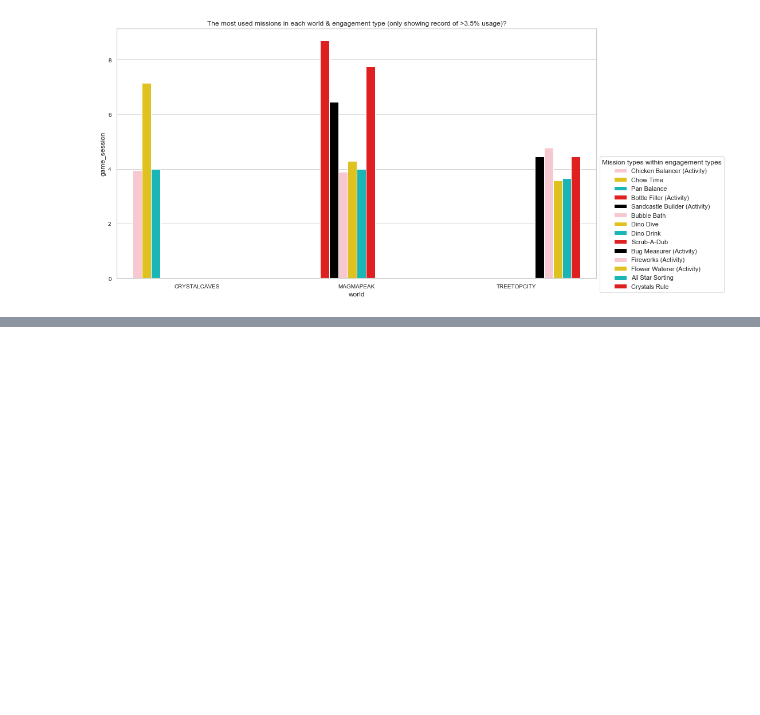
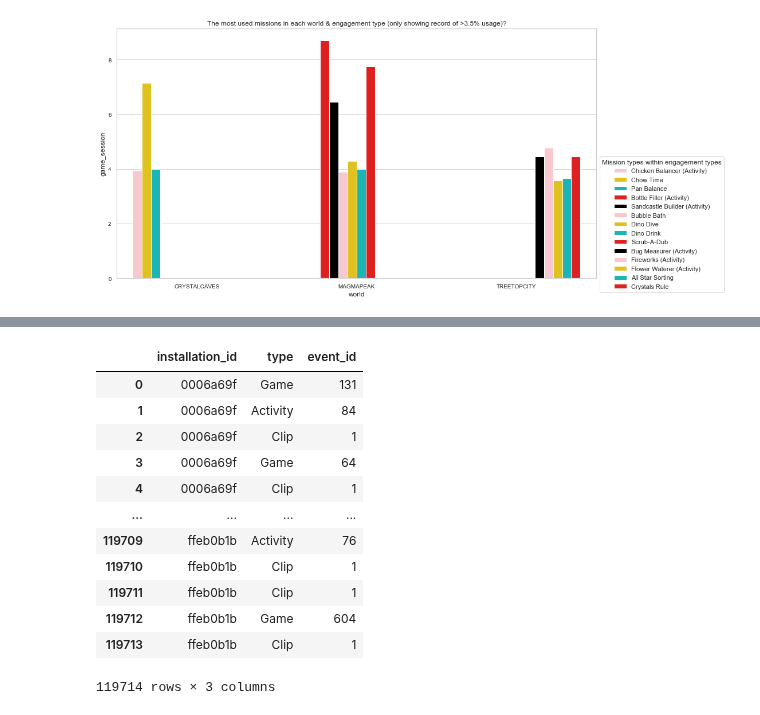
Before and after one commit to cats-in-the-hat/PBS-KIDS2, a Jupyter notebook: JQ_clean.ipynb, the cells around one changed output, grey strips where cells are left out. Saved outputs shown, nothing was run; the diff lists cells and outputs as text; code cells hidden in the pictures; blank space fills up the shorter version.

```diff
--- a/JQ_clean.ipynb
+++ b/JQ_clean.ipynb
@@ -218,0 +231,21 @@ Name: event_id, Length: 119714, dtype: int64
+# %%
+# in each user account, how many games did they play, and how many actions did they actually do?
+action = df.groupby(['installation_id','game_session', 'type']).event_id.count().reset_index()
+# %%
+act = action.drop(columns = 'game_session')
+# %%
+act
+# %% [output]
+|  | installation_id | type | event_id |
+| 0 | 0006a69f | Game | 131 |
+| 1 | 0006a69f | Activity | 84 |
+| 2 | 0006a69f | Clip | 1 |
+| 3 | 0006a69f | Game | 64 |
+| 4 | 0006a69f | Clip | 1 |
+| ... | ... | ... | ... |
+| 119709 | ffeb0b1b | Activity | 76 |
+| 119710 | ffeb0b1b | Clip | 1 |
+| 119711 | ffeb0b1b | Clip | 1 |
+| 119712 | ffeb0b1b | Game | 604 |
+| 119713 | ffeb0b1b | Clip | 1 |
+119714 rows × 3 columns
```
Also changed, not shown: parts of 28 cells of this notebook.
